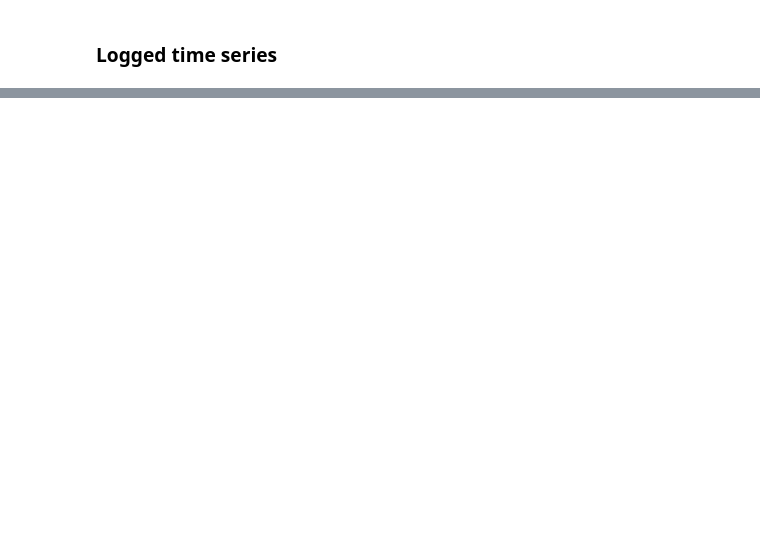
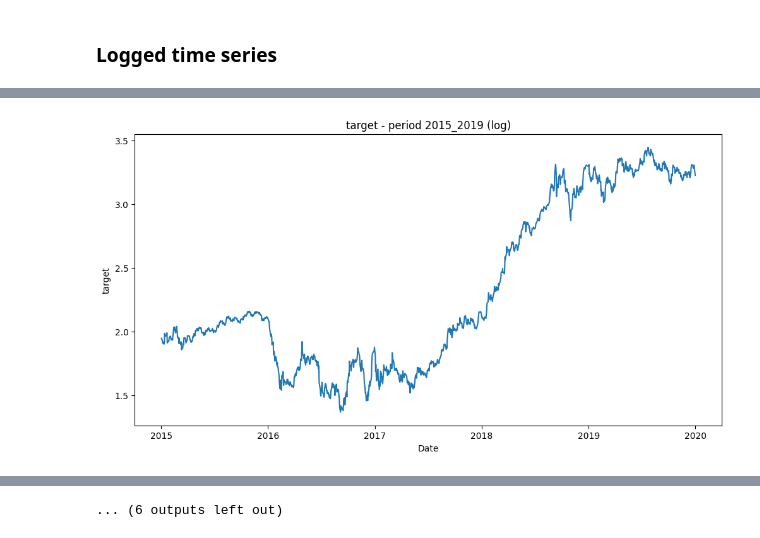
Before and after one commit to kacperskora/Research-S_i_T, a Jupyter notebook: notebooks/03_sub_periods_cointegration.ipynb, the cells around one changed output, grey strips where cells are left out. Drawn from its saved outputs; the diff is of its cells as text; code cells hidden in the pictures; blank space fills up the shorter version.

```diff
--- a/notebooks/03_sub_periods_cointegration.ipynb
+++ b/notebooks/03_sub_periods_cointegration.ipynb
@@ -190,0 +211,4 @@ for period, dataset in data_periods.items():
+# %%
+plot_series(data_periods, cols, kind='line', transform='log')
+# %% [output]
+[figure, added]
@@ -190,0 +226 @@ for period, dataset in data_periods.items():
+... (6 outputs left out)
```
Also changed, not shown: parts of 49 cells of this notebook.
